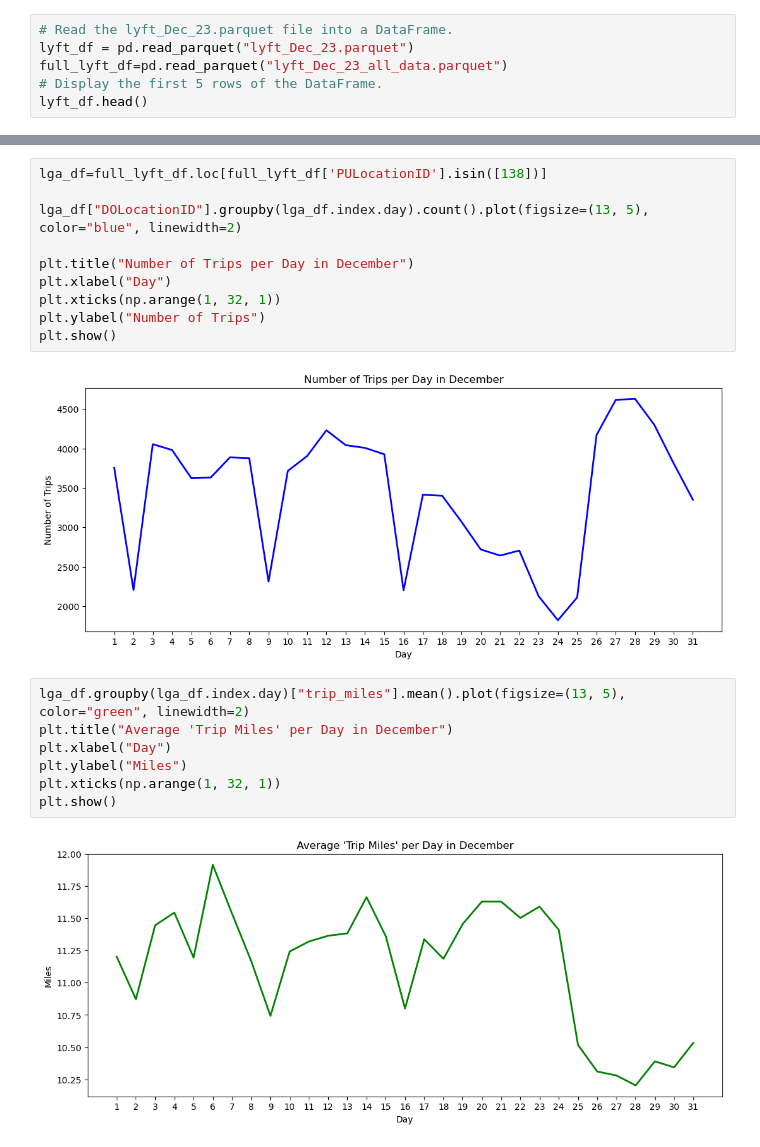
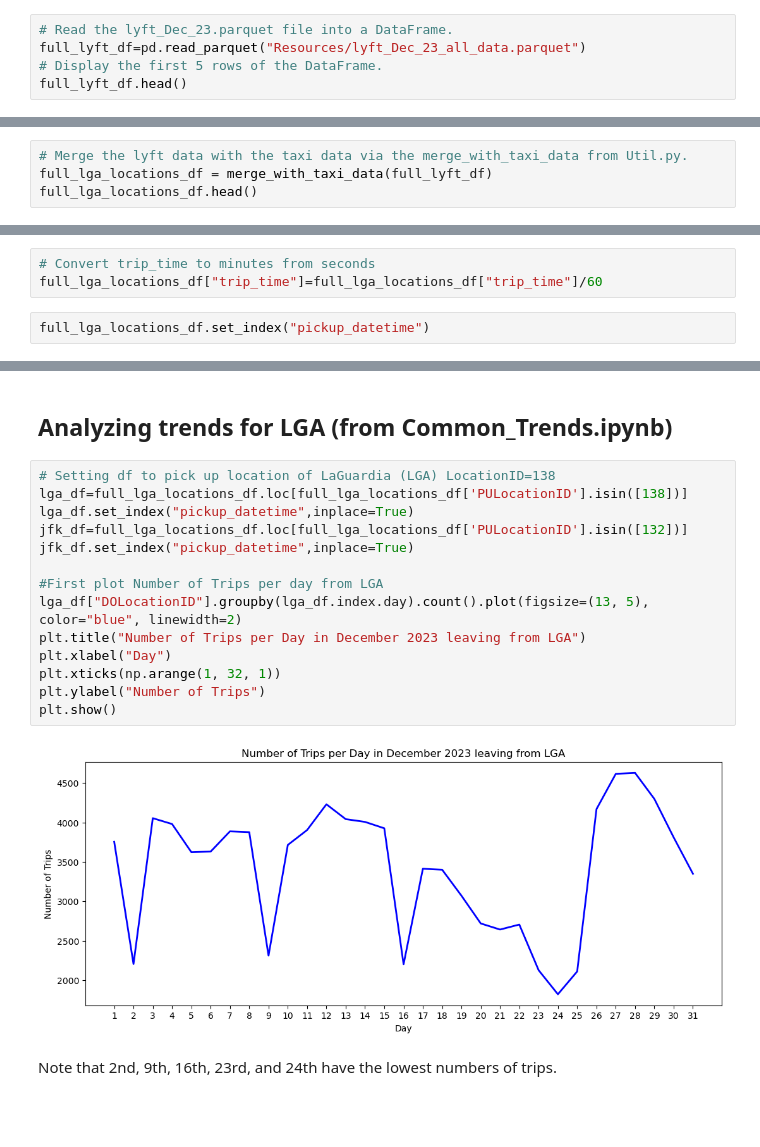
Before and after one commit to T-Haight/project1_group1_osubootcamp, a Jupyter notebook: Common_Trends_LGA_.ipynb, the cells around one changed output, grey strips where cells are left out. Cells and saved outputs as stored; diff of their text form; blank space fills up the shorter version.

```diff
--- a/Common_Trends_LGA_.ipynb
+++ b/Common_Trends_LGA_.ipynb
@@ -39,7 +10,6 @@ To report issues, please visit https://github.com/wkentaro/gdown/issues.
 # %%
 # Read the lyft_Dec_23.parquet file into a DataFrame.
-lyft_df = pd.read_parquet("lyft_Dec_23.parquet")
-full_lyft_df=pd.read_parquet("lyft_Dec_23_all_data.parquet")
+full_lyft_df=pd.read_parquet("Resources/lyft_Dec_23_all_data.parquet")
 # Display the first 5 rows of the DataFrame.
-lyft_df.head()
+full_lyft_df.head()
 # %% [output]
@@ -69,3 +30,7 @@ full_lyft_df.head()
 | 2023-12-01 00:00:00 | 2023-12-01 00:00:00 | 2023-12-01 01:05:08 | 158 | 265 | 18.970 | 3908 | ... |
 | 2023-12-01 00:00:01 | 2023-12-01 00:00:01 | 2023-12-01 00:19:44 | 238 | 185 | 10.432 | 1183 | ... |
 | 2023-12-01 00:00:01 | 2023-12-01 00:00:01 | 2023-12-01 00:22:25 | 216 | 61 | 9.309 | 1344 | ... |
+# %%
+# Merge the lyft data with the taxi data via the merge_with_taxi_data from Util.py.
+full_lga_locations_df = merge_with_taxi_data(full_lyft_df)
+full_lga_locations_df.head()
@@ -71,0 +44,5 @@ full_lyft_df.head()
+# %%
+# Convert trip_time to minutes from seconds
+full_lga_locations_df["trip_time"]=full_lga_locations_df["trip_time"]/60
+# %%
+full_lga_locations_df.set_index("pickup_datetime")
@@ -72,24 +64,23 @@ full_lyft_df.head()
+# %% [markdown]
+## Analyzing trends for LGA (from Common_Trends.ipynb)
 # %%
-lga_df=full_lyft_df.loc[full_lyft_df['PULocationID'].isin([138])]
+# Setting df to pick up location of LaGuardia (LGA) LocationID=138
+lga_df=full_lga_locations_df.loc[full_lga_locations_df['PULocationID'].isin([138])]
+lga_df.set_index("pickup_datetime",inplace=True)
+jfk_df=full_lga_locations_df.loc[full_lga_locations_df['PULocationID'].isin([132])]
+jfk_df.set_index("pickup_datetime",inplace=True)
 
+#First plot Number of Trips per day from LGA
 lga_df["DOLocationID"].groupby(lga_df.index.day).count().plot(figsize=(13, 5), color="blue", linewidth=2)
-
-plt.title("Number of Trips per Day in December")
+plt.title("Number of Trips per Day in December 2023 leaving from LGA")
 plt.xlabel("Day")
 plt.xticks(np.arange(1, 32, 1))
 plt.ylabel("Number of Trips")
 plt.show()
 # %% [output]
-[figure, old version]
+[figure, new version]
-# %%
-lga_df.groupby(lga_df.index.day)["trip_miles"].mean().plot(figsize=(13, 5), color="green", linewidth=2)
-plt.title("Average 'Trip Miles' per Day in December")
-plt.xlabel("Day")
-plt.ylabel("Miles")
-plt.xticks(np.arange(1, 32, 1))
-plt.show()
-# %% [output]
-[figure, removed]
+# %% [markdown]
+Note that 2nd, 9th, 16th, 23rd, and 24th have the lowest numbers of trips.
 # %%
 lga_df.groupby(lga_df.index.dayofweek)["trip_time"].count().plot(figsize=(13, 5), color="red")
 plt.title("Number of Trips per Day of the Week in December")
```
Also changed, not shown: parts of 63 cells of this notebook, 1 other file.
